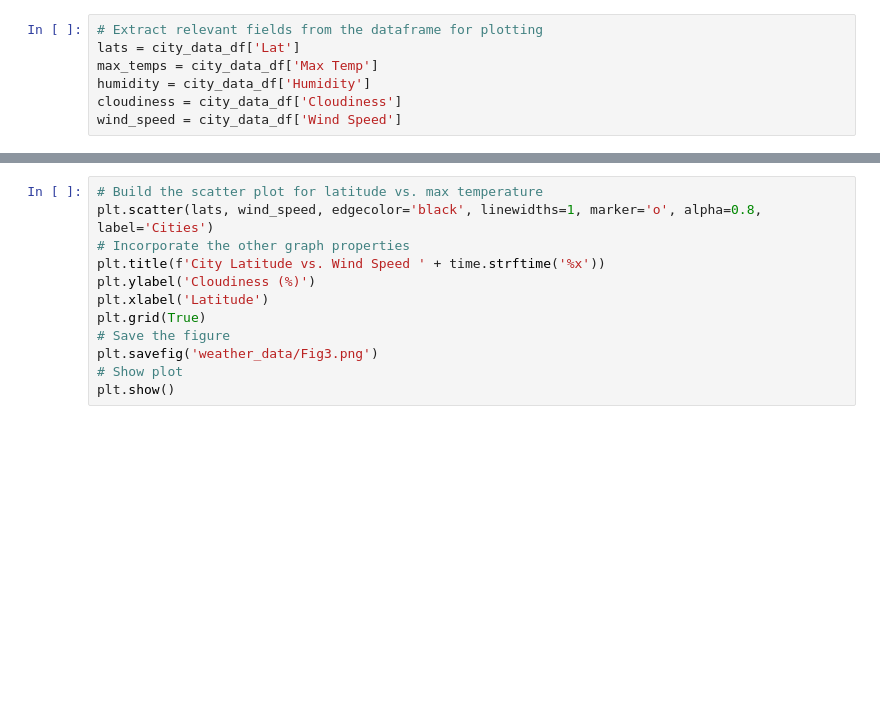
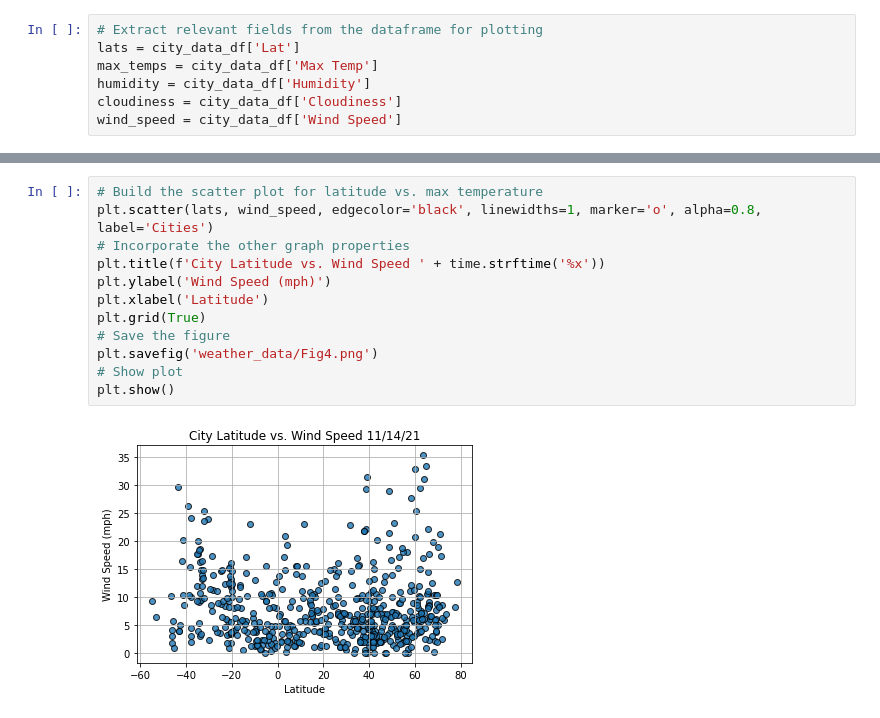
Before and after one commit to Ryan-Fried/Module_6_World_Weather_Analysis, a Jupyter notebook: WeatherPy.ipynb, the cells around one changed output, grey strips where cells are left out. Drawn from its saved outputs; the diff is of its cells as text; blank space fills up the shorter version.

```diff
--- a/WeatherPy.ipynb
+++ b/WeatherPy.ipynb
@@ -216,12 +216,14 @@ plt.show()
 # %%
 # Build the scatter plot for latitude vs. max temperature
 plt.scatter(lats, wind_speed, edgecolor='black', linewidths=1, marker='o', alpha=0.8, label='Cities')
 # Incorporate the other graph properties
 plt.title(f'City Latitude vs. Wind Speed ' + time.strftime('%x'))
-plt.ylabel('Cloudiness (%)')
+plt.ylabel('Wind Speed (mph)')
 plt.xlabel('Latitude')
 plt.grid(True)
 # Save the figure
-plt.savefig('weather_data/Fig3.png')
+plt.savefig('weather_data/Fig4.png')
 # Show plot
 plt.show()
+# %% [output]
+[figure, added]
```
Also changed, not shown: parts of 19 cells of this notebook, 6 other files.
